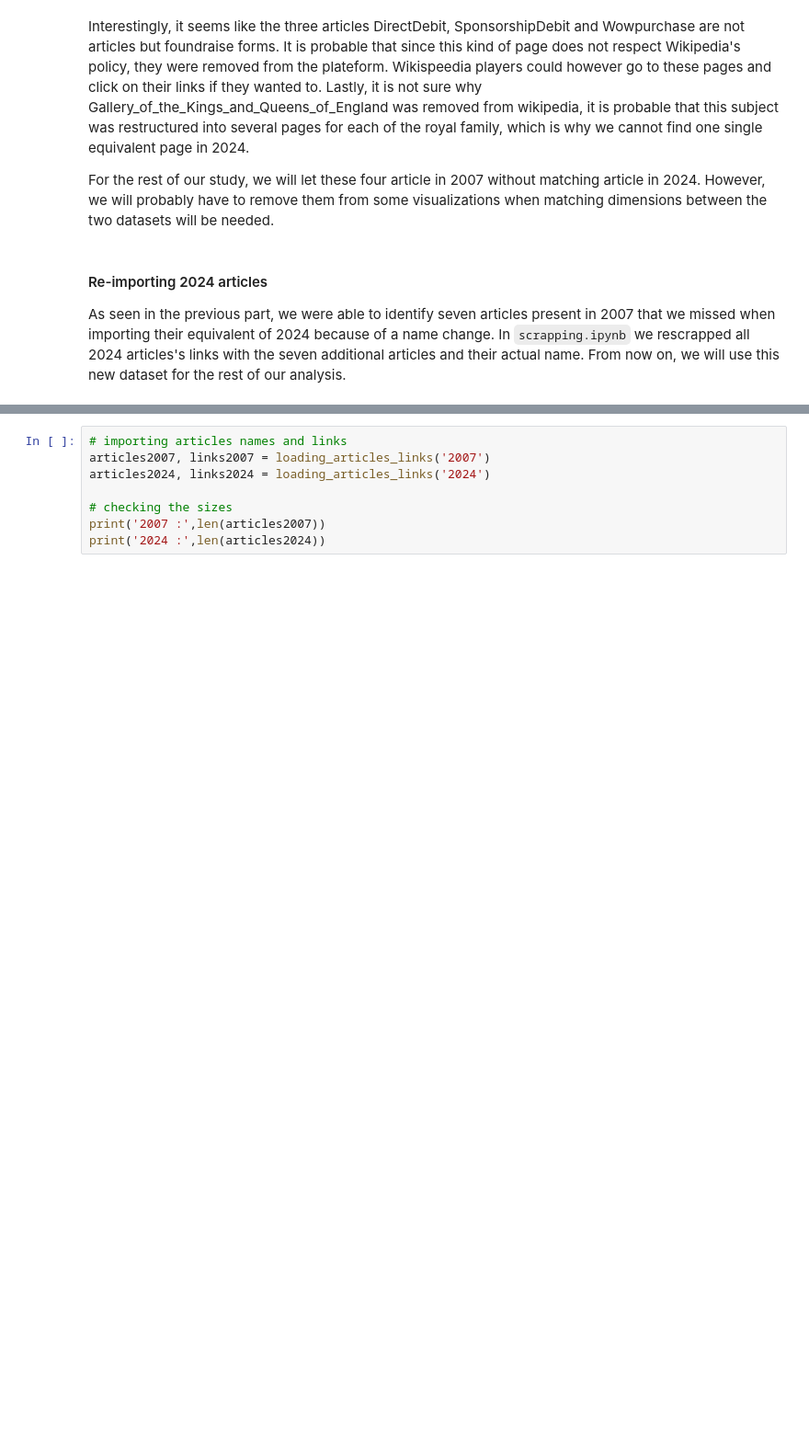
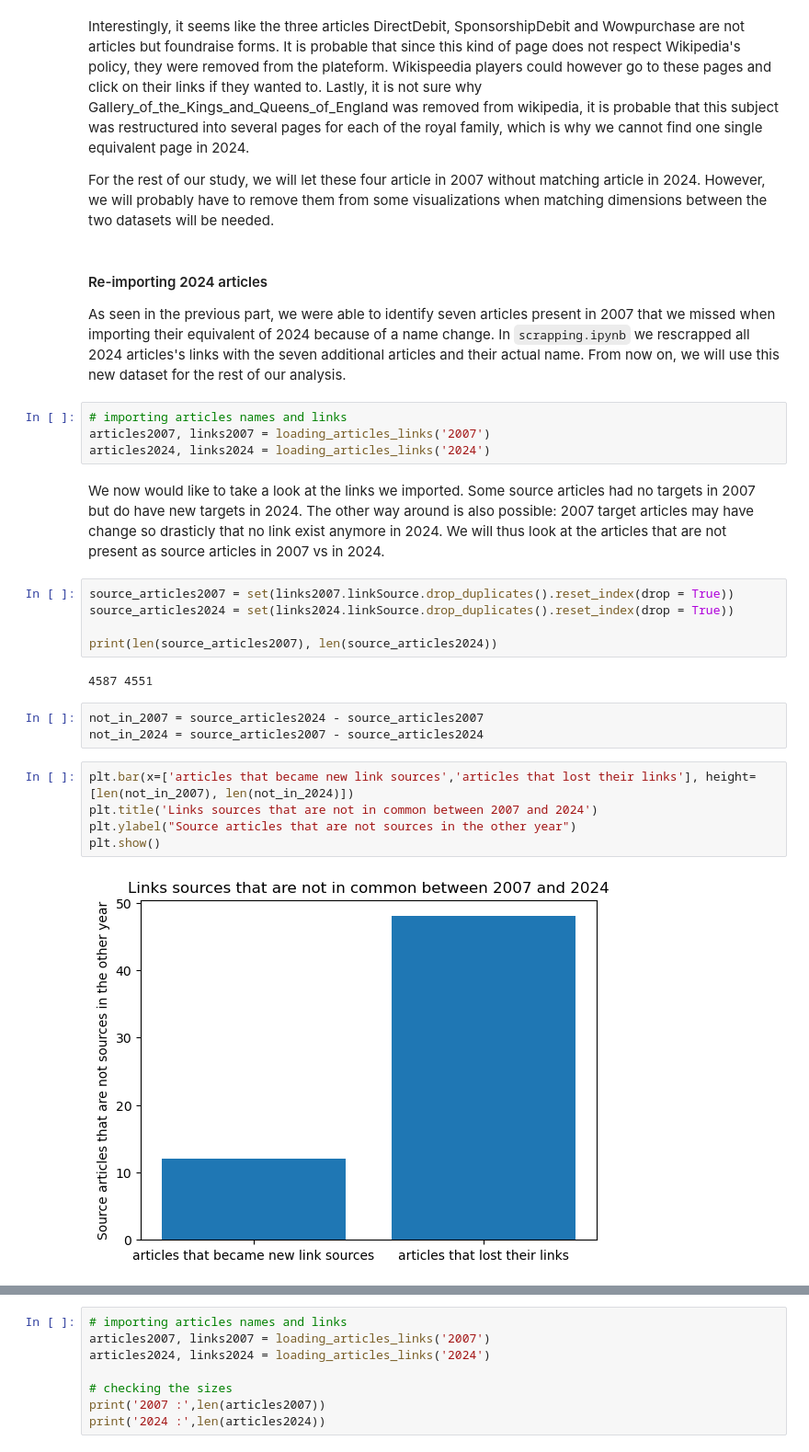
Before and after one commit to epfl-ada/ada-2024-project-outlier-1, a Jupyter notebook: results.ipynb, the cells around one changed output, grey strips where cells are left out. Shown at 92% size. Drawn from its saved outputs; the diff is of its cells as text; blank space fills up the shorter version.

````diff
--- a/results.ipynb
+++ b/results.ipynb
@@ -165,3 +165,26 @@ For the rest of our study, we will let these four article in 2007 without matchi
 # %% [markdown]
 #### Re-importing 2024 articles
 As seen in the previous part, we were able to identify seven articles present in 2007 that we missed when importing their equivalent of 2024 because of a name change. In ```scrapping.ipynb``` we rescrapped all 2024 articles's links with the seven additional articles and their actual name. From now on, we will use this new dataset for the rest of our analysis.
+# %%
+# importing articles names and links
+articles2007, links2007 = loading_articles_links('2007')
+articles2024, links2024 = loading_articles_links('2024')
+# %% [markdown]
+We now would like to take a look at the links we imported. Some source articles had no targets in 2007 but do have new targets in 2024. The other way around is also possible: 2007 target articles may have change so drasticly that no link exist anymore in 2024. We will thus look at the articles that are not present as source articles in 2007 vs in 2024.
+# %%
+source_articles2007 = set(links2007.linkSource.drop_duplicates().reset_index(drop = True))
+source_articles2024 = set(links2024.linkSource.drop_duplicates().reset_index(drop = True))
+
+print(len(source_articles2007), len(source_articles2024))
+# %% [output]
+4587 4551
+# %%
+not_in_2007 = source_articles2024 - source_articles2007
+not_in_2024 = source_articles2007 - source_articles2024
+# %%
+plt.bar(x=['articles that became new link sources','articles that lost their links'], height=[len(not_in_2007), len(not_in_2024)])
+plt.title('Links sources that are not in common between 2007 and 2024')
+plt.ylabel("Source articles that are not sources in the other year")
+plt.show()
+# %% [output]
+[figure, added]
````
Also changed, not shown: parts of 4 cells of this notebook.
